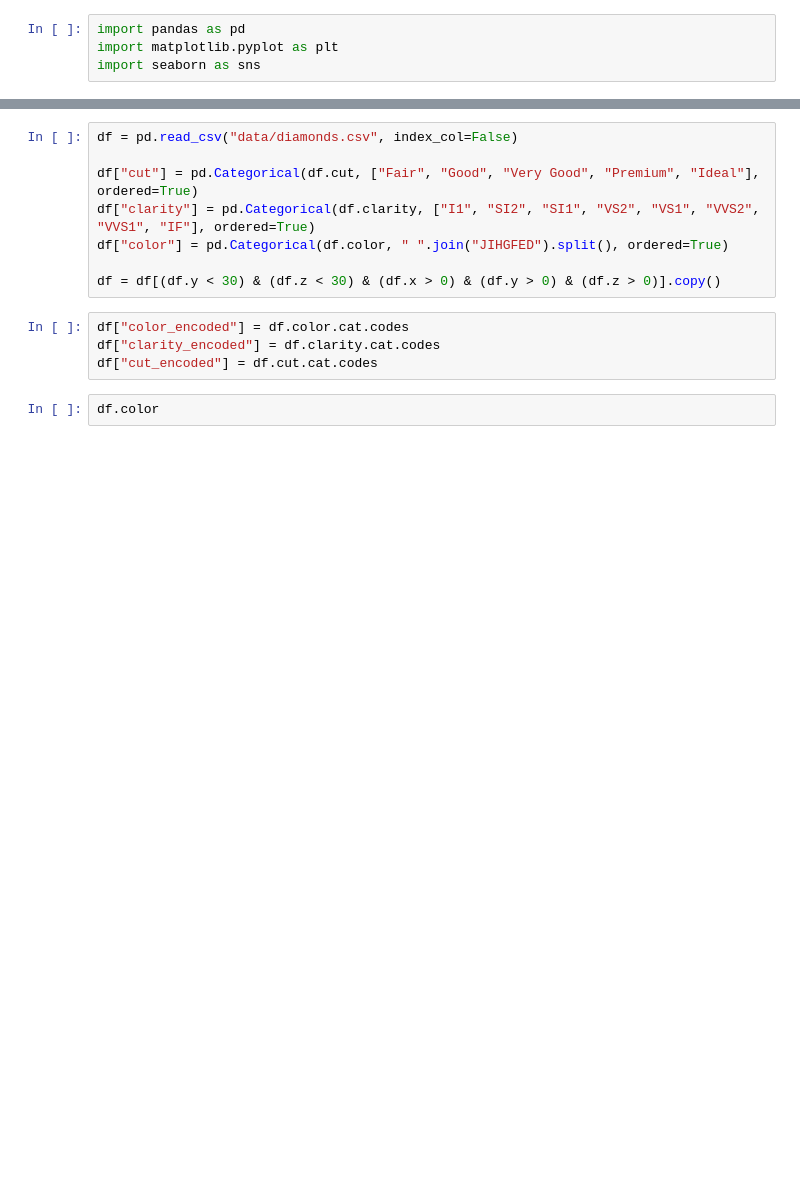
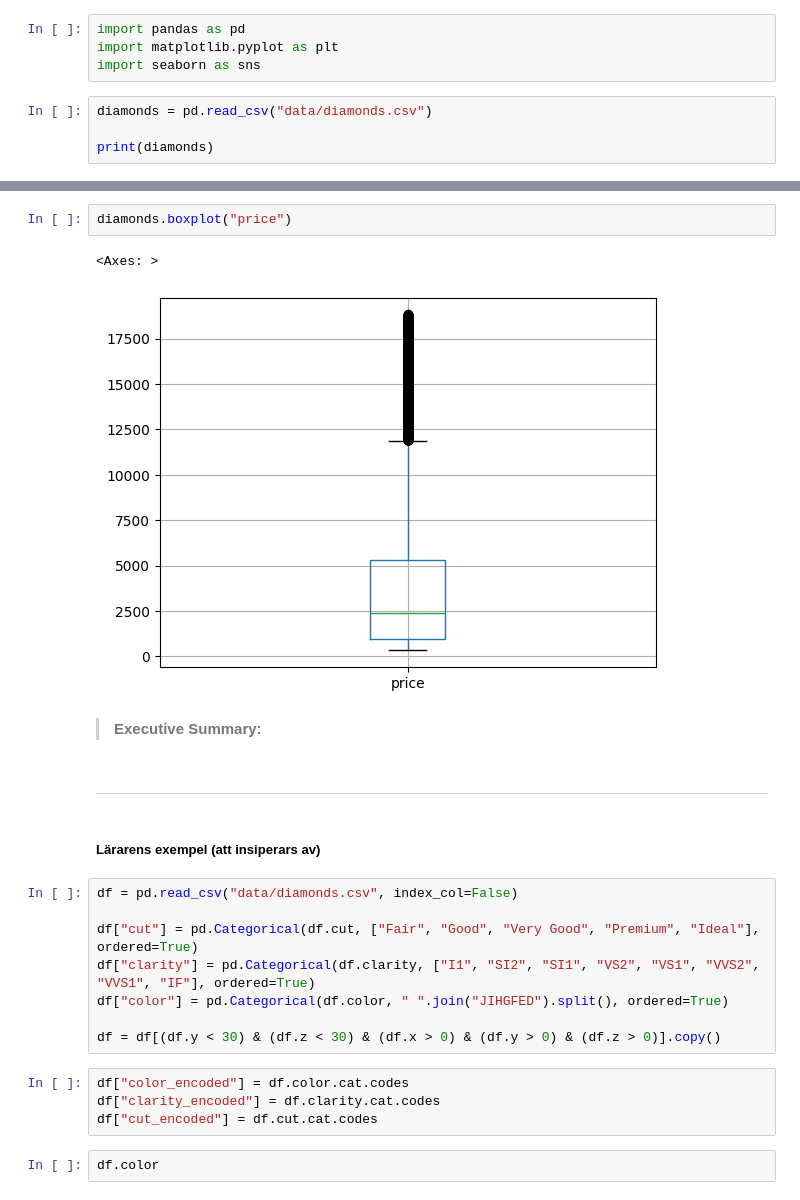
Before and after one commit to Livorya/python-assignment, a Jupyter notebook: kunskapskontroll.ipynb, the cells around one changed output, grey strips where cells are left out. Drawn from its saved outputs; the diff is of its cells as text; blank space fills up the shorter version.

```diff
--- a/kunskapskontroll.ipynb
+++ b/kunskapskontroll.ipynb
@@ -198,3 +204,7 @@ För analysen du gör ska du även skapa en Streamlit appplikation där du prese
 import pandas as pd
 import matplotlib.pyplot as plt
 import seaborn as sns
+# %%
+diamonds = pd.read_csv("data/diamonds.csv")
+
+print(diamonds)
@@ -201,3 +226,14 @@ import seaborn as sns
+# %%
+diamonds.boxplot("price")
+# %% [output]
+<Axes: >
+[figure, added]
+# %% [markdown]
+>**Executive Summary:**
+# %% [markdown]
+---
+# %% [markdown]
+##### Lärarens exempel (att insiperars av)
 # %%
 df = pd.read_csv("data/diamonds.csv", index_col=False)
 
```
Also changed, not shown: parts of 4 cells of this notebook.
